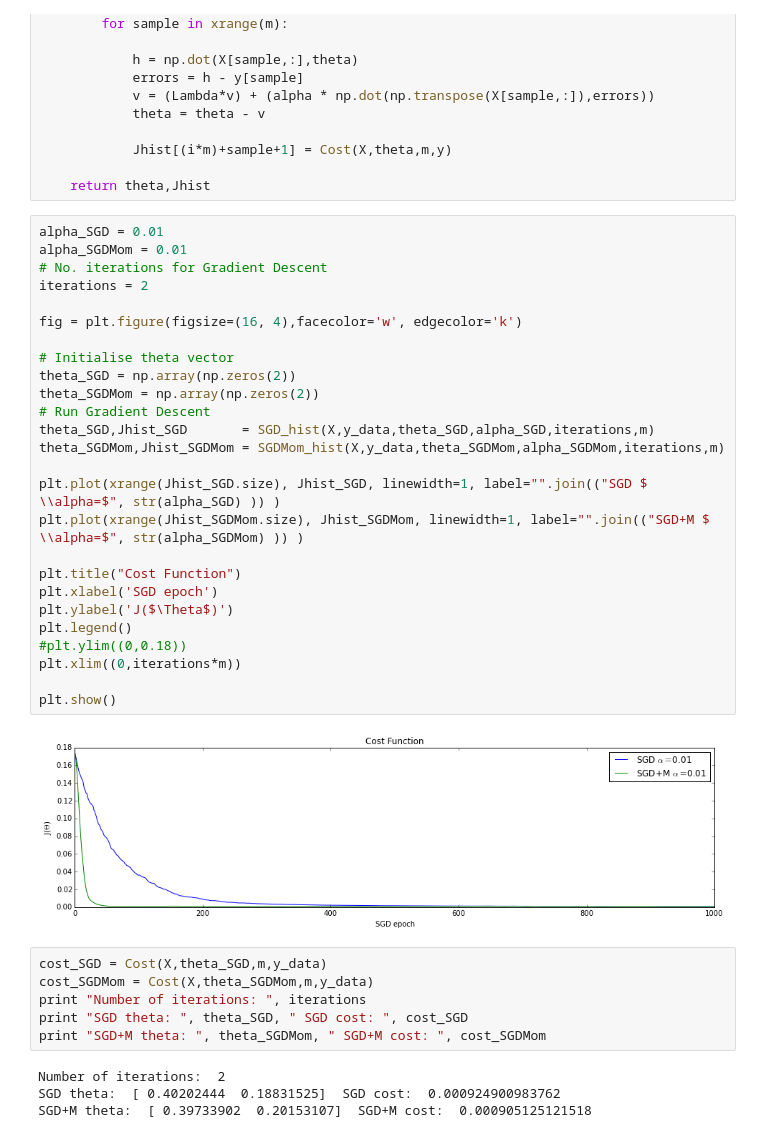
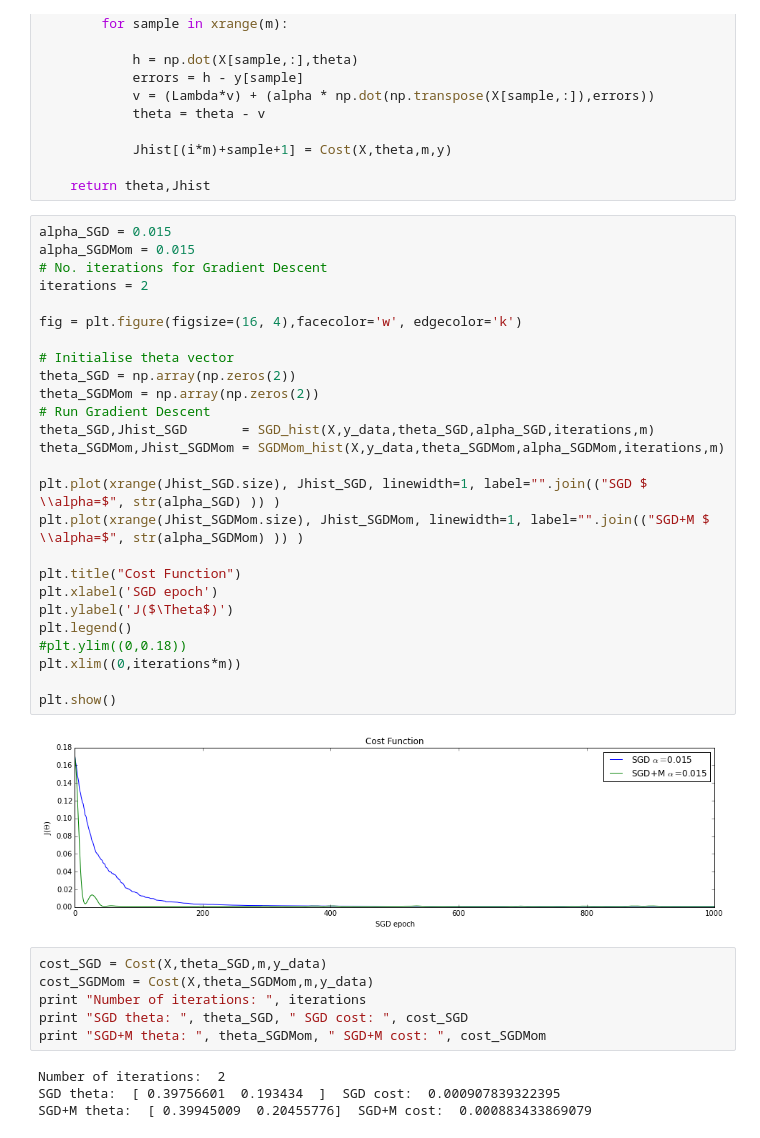
Before and after one commit to brett-hosking/ML_Examples, a Jupyter notebook: Notebooks/Linear_Regression_Optimisation_Pt2.ipynb, the cells around one changed output. Saved outputs shown, nothing was run; the diff lists cells and outputs as text.

```diff
--- a/Notebooks/Linear_Regression_Optimisation_Pt2.ipynb
+++ b/Notebooks/Linear_Regression_Optimisation_Pt2.ipynb
@@ -100,33 +99,33 @@ def SGDMom_hist(X,y,theta,alpha,iterations,m,Lambda=0.9):
 
     return theta,Jhist
 # %%
-alpha_SGD = 0.01
-alpha_SGDMom = 0.01
+alpha_SGD = 0.015
+alpha_SGDMom = 0.015
 # No. iterations for Gradient Descent
 iterations = 2
 
 fig = plt.figure(figsize=(16, 4),facecolor='w', edgecolor='k')
 
 # Initialise theta vector
 theta_SGD = np.array(np.zeros(2))
 theta_SGDMom = np.array(np.zeros(2))
 # Run Gradient Descent
 theta_SGD,Jhist_SGD       = SGD_hist(X,y_data,theta_SGD,alpha_SGD,iterations,m)
 theta_SGDMom,Jhist_SGDMom = SGDMom_hist(X,y_data,theta_SGDMom,alpha_SGDMom,iterations,m)
 
 plt.plot(xrange(Jhist_SGD.size), Jhist_SGD, linewidth=1, label="".join(("SGD $ \\alpha=$", str(alpha_SGD) )) )
 plt.plot(xrange(Jhist_SGDMom.size), Jhist_SGDMom, linewidth=1, label="".join(("SGD+M $ \\alpha=$", str(alpha_SGDMom) )) )
 
 plt.title("Cost Function")
 plt.xlabel('SGD epoch')
 plt.ylabel('J($\Theta$)')
 plt.legend()
 #plt.ylim((0,0.18))
 plt.xlim((0,iterations*m))
 
 plt.show()
 # %% [output]
-[figure, old version]
+[figure, new version]
 # %%
 cost_SGD = Cost(X,theta_SGD,m,y_data)
 cost_SGDMom = Cost(X,theta_SGDMom,m,y_data)
@@ -135,5 +134,5 @@ print "SGD theta: ", theta_SGD, " SGD cost: ", cost_SGD
 print "SGD+M theta: ", theta_SGDMom, " SGD+M cost: ", cost_SGDMom
 # %% [output]
 Number of iterations:  2
-SGD theta:  [ 0.40202444  0.18831525]  SGD cost:  0.000924900983762
-SGD+M theta:  [ 0.39733902  0.20153107]  SGD+M cost:  0.000905125121518
+SGD theta:  [ 0.39756601  0.193434  ]  SGD cost:  0.000907839322395
+SGD+M theta:  [ 0.39945009  0.20455776]  SGD+M cost:  0.000883433869079
```
Also changed, not shown: parts of 5 cells of this notebook.
